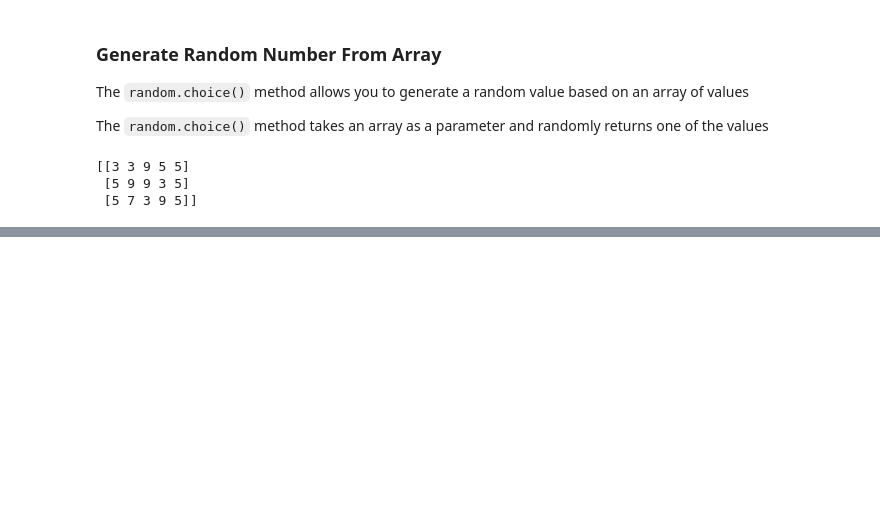
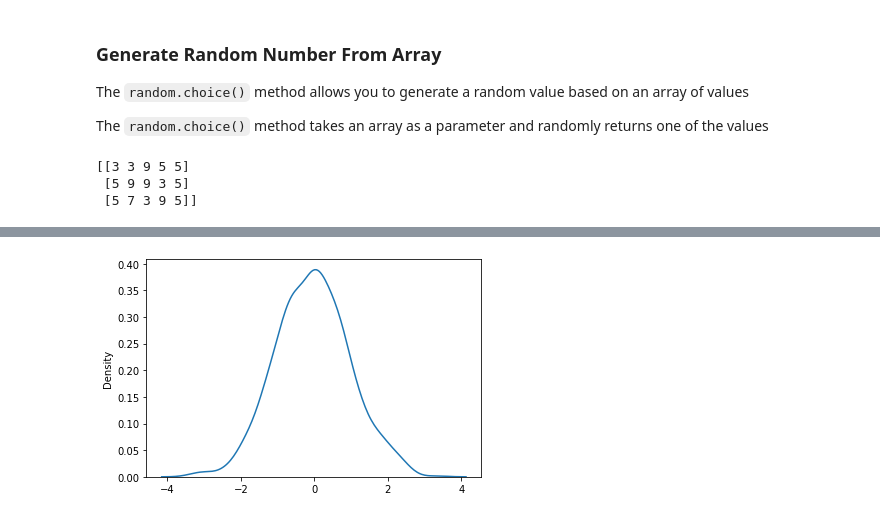
Before and after one commit to khoaminh100597/learn-python, a Jupyter notebook: W3schools/31_np_random.ipynb, the cells around one changed output, grey strips where cells are left out. Cells and saved outputs as stored; diff of their text form; code cells hidden in the pictures; blank space fills up the shorter version.

```diff
--- a/W3schools/31_np_random.ipynb
+++ b/W3schools/31_np_random.ipynb
@@ -52,0 +161,11 @@ print(x)
+# %%
+import numpy as np
+import matplotlib.pyplot as plt
+import seaborn as sns
+from numpy import random
+
+x = random.normal(size=(1000))
+sns.distplot(x, hist=False)
+plt.show()
+# %% [output]
+[figure, added]
```
Also changed, not shown: parts of 21 cells of this notebook, 3 other files.
